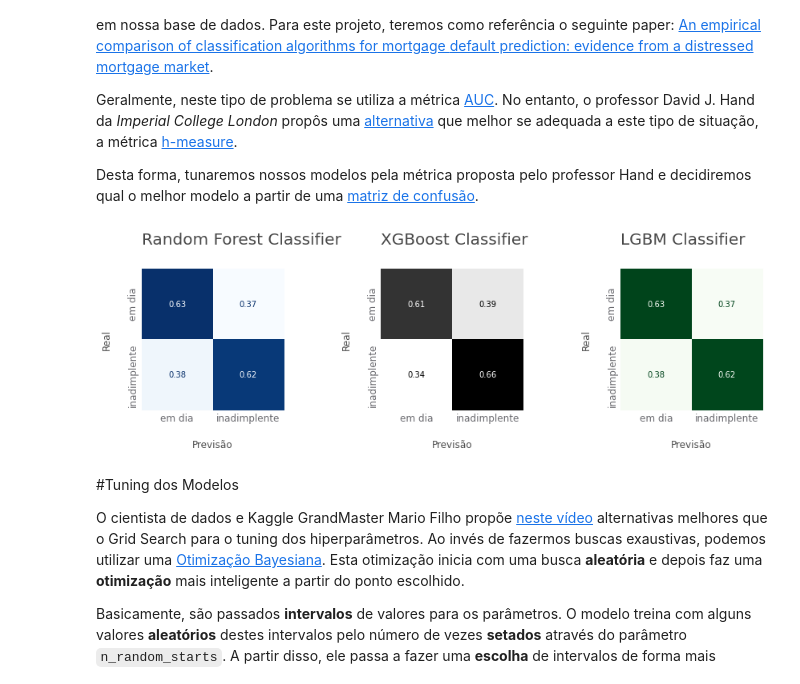
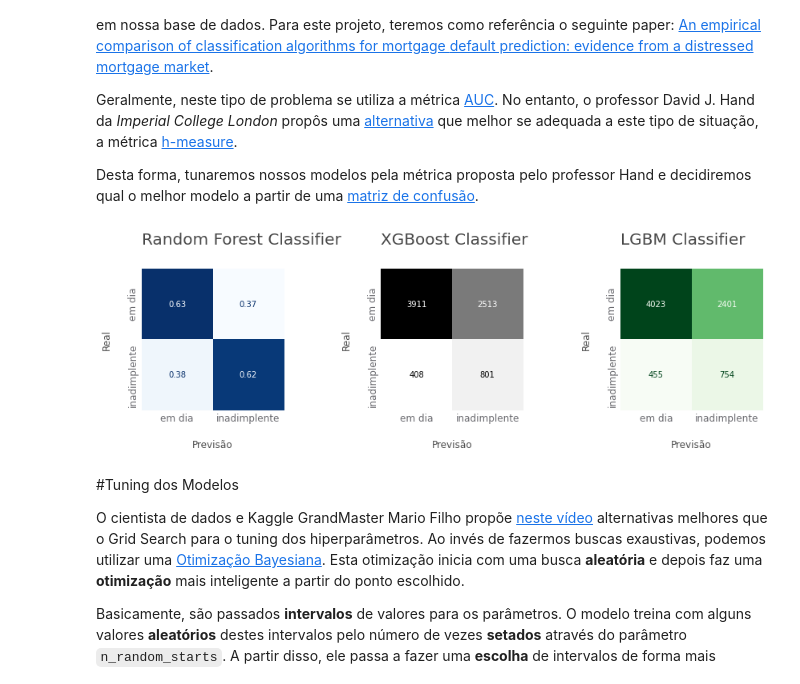
Before and after one commit to FerrazThales/Credit_risk_evaluation, a Jupyter notebook: default_Risk_evaluation.ipynb, the cells around one changed output. Saved outputs shown, nothing was run; the diff lists cells and outputs as text; code cells hidden in the pictures.

```diff
--- a/default_Risk_evaluation.ipynb
+++ b/default_Risk_evaluation.ipynb
@@ -1027,37 +1027,37 @@ y_pred_lgbm = lgbm_clf.predict(x_test)
 # %%
 #criando a matriz de confusão
 cm_rfc = confusion_matrix(y_test,y_pred_rfc,normalize='true')
-cm_xgb = confusion_matrix(y_test,y_pred_xgb,normalize='true')
-cm_lgbm = confusion_matrix(y_test,y_pred_lgbm,normalize='true')
+cm_xgb = confusion_matrix(y_test,y_pred_xgb)
+cm_lgbm = confusion_matrix(y_test,y_pred_lgbm)
 
 #criando o figure e o ax no maptlotlib
 fig, ax = plt.subplots(figsize=(12,12),ncols=3)
 
 #plotando a matriz de confusão do Random Forest Classifier
 ConfusionMatrixDisplay(confusion_matrix=cm_rfc).plot(ax=ax[0],colorbar=False,cmap='Blues')
 ajuste_layout(ax=ax[0],titulo='Random Forest Classifier',
               xlabel='Previsão',ylabel='Real',
               xlabels=True,lista_para_o_x=['em dia','inadimplente'],
               ylabels=True,lista_para_o_y=['em dia','inadimplente'])
 
 #plotando a matriz de confusão do XGBoost Classifier
 ConfusionMatrixDisplay(confusion_matrix=cm_xgb).plot(ax=ax[1],colorbar=False,cmap='Greys')
 ajuste_layout(ax=ax[1],titulo='XGBoost Classifier',
               xlabel='Previsão',ylabel='Real',
               xlabels=True,lista_para_o_x=['em dia','inadimplente'],
               ylabels=True,lista_para_o_y=['em dia','inadimplente'])
 
 #plotando a matriz de confusão do LGBM Classifier
 ConfusionMatrixDisplay(confusion_matrix=cm_lgbm).plot(ax=ax[2],colorbar=False,cmap='Greens')
 ajuste_layout(ax=ax[2],titulo='LGBM Classifier',
               xlabel='Previsão',ylabel='Real',
               xlabels=True,lista_para_o_x=['em dia','inadimplente'],
               ylabels=True,lista_para_o_y=['em dia','inadimplente'])
 
 #plotando os gráficos
 plt.tight_layout(pad=2.0);
 # %% [output]
-[figure, old version]
+[figure, new version]
 # %% [markdown]
 #Tuning dos Modelos
 
```
Also changed, not shown: parts of 1 cell of this notebook.
